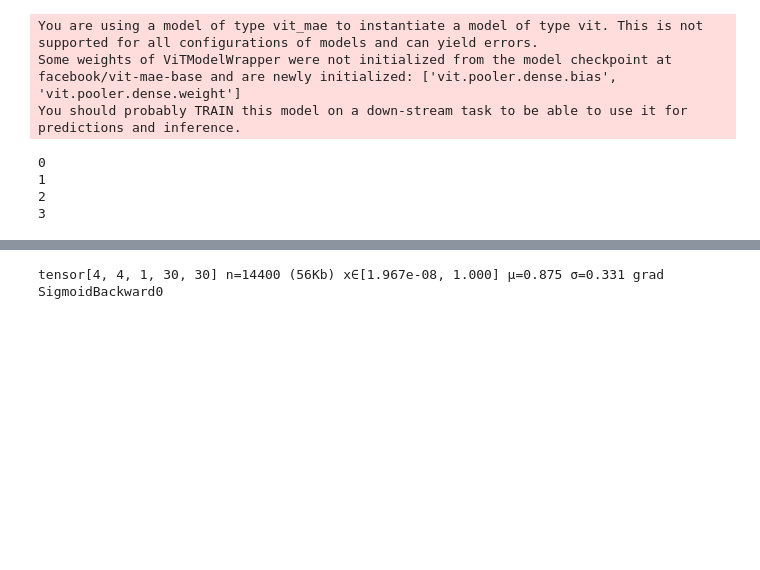
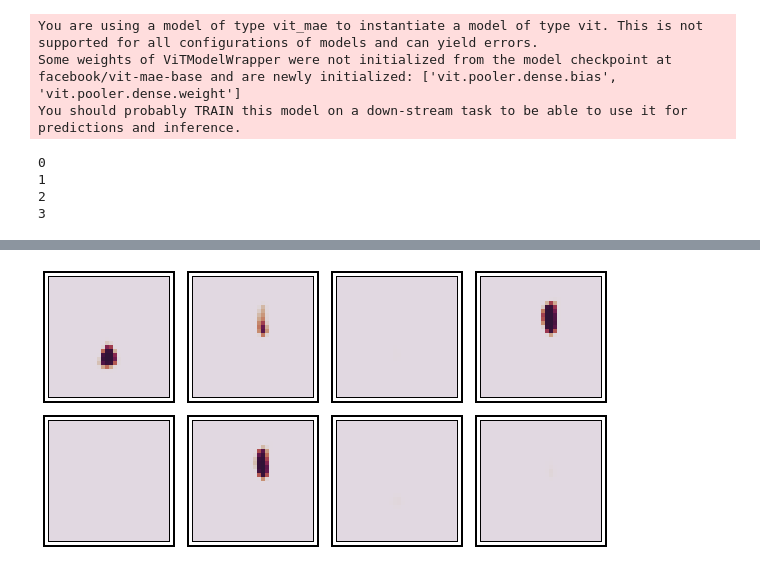
Before and after one commit to pasqualedem/LabelAnything, a Jupyter notebook: notebooks/chooser.ipynb, the cells around one changed output, grey strips where cells are left out. Cells and saved outputs as stored; diff of their text form; code cells hidden in the pictures; blank space fills up the shorter version.

Commit message:
mask embeddings

```diff
--- a/notebooks/chooser.ipynb
+++ b/notebooks/chooser.ipynb
@@ -446,4 +446,7 @@ tensor([[[0, 1, 1],
-# %%
-fg_mask
-# %% [output]
-tensor[4, 4, 1, 30, 30] n=14400 (56Kb) x∈[1.967e-08, 1.000] μ=0.875 σ=0.331 grad SigmoidBackward0
+# %%
+bg_fe = repeat(bg_flag_examples, "b m c -> n (b m c)", n=la.prompt_encoder.prompt_chooser.num_embeddings)
+fg_fe = repeat(fg_flag_examples, "b m c -> n (b m c)", n=la.prompt_encoder.prompt_chooser.num_embeddings)
+# %%
+bg_mask[bg_fe.bool()].chans(scale=4)
+# %% [output]
+[figure, added]
```
Also changed, not shown: parts of 18 cells of this notebook, 7 other files.
